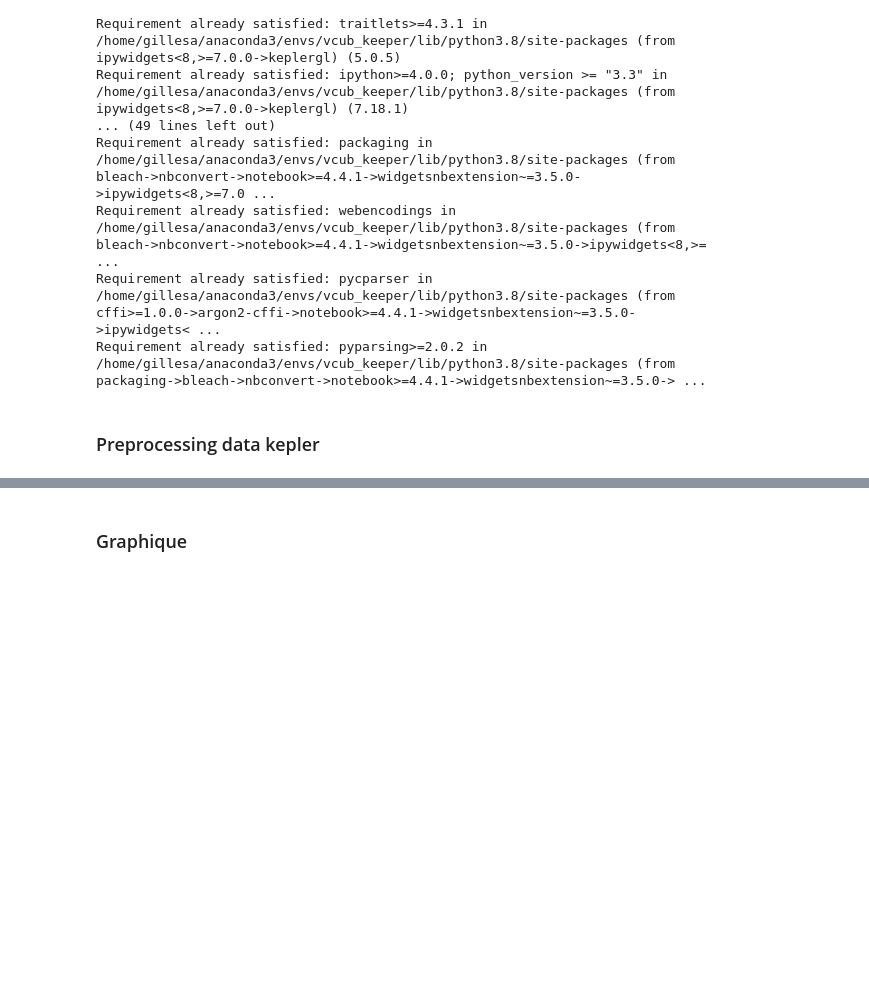
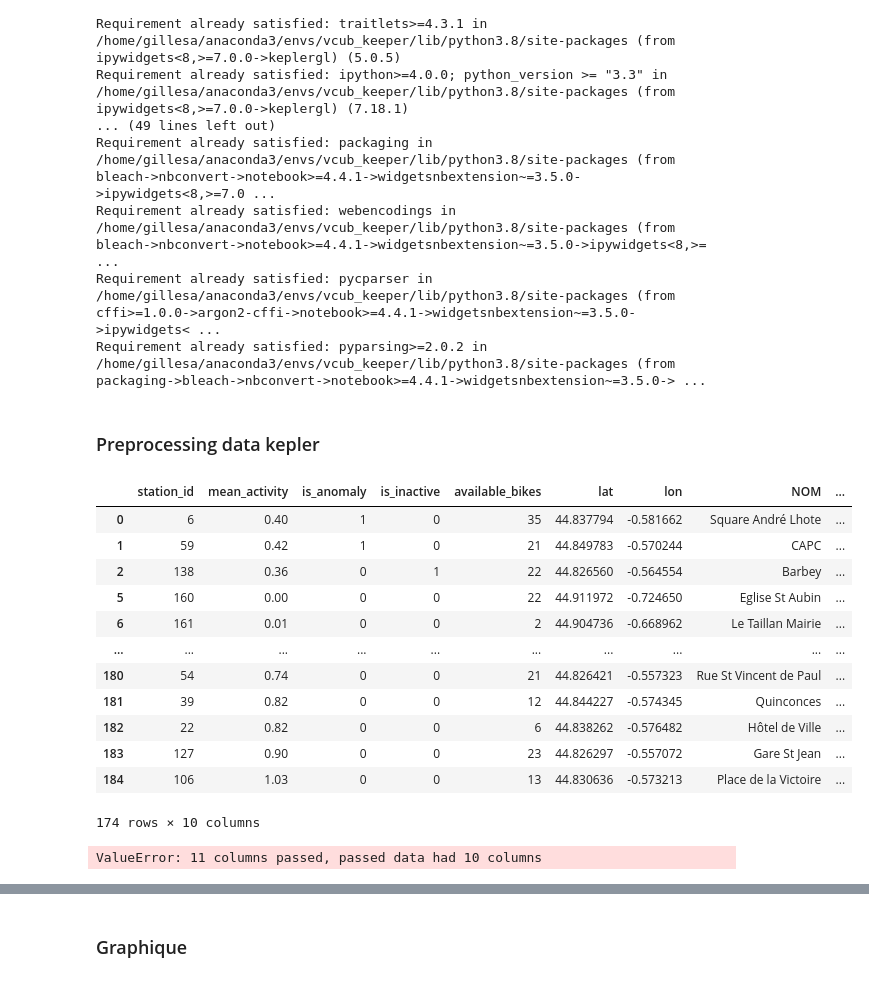
Before and after one commit to armgilles/vcub_keeper, a Jupyter notebook: notebooks/02_Features/07_visualisation_map_stations #49.ipynb, the cells around one changed output, grey strips where cells are left out. Cells and saved outputs as stored; diff of their text form; code cells hidden in the pictures; blank space fills up the shorter version.

```diff
--- a/notebooks/02_Features/07_visualisation_map_stations #49.ipynb
+++ b/notebooks/02_Features/07_visualisation_map_stations #49.ipynb
@@ -477,3 +471,37 @@ from keplergl import KeplerGl
 ### Preprocessing data kepler
 # %%
 station_control_kepler = station_control.drop(['last_date_anomaly', 'anomaly_since'], axis=1)
+# %%
+station_control_kepler
+# %% [output]
+|  | station_id | mean_activity | is_anomaly | is_inactive | available_bikes | lat | lon | NOM | ... |
+| 0 | 6 | 0.40 | 1 | 0 | 35 | 44.837794 | -0.581662 | Square André Lhote | ... |
+| 1 | 59 | 0.42 | 1 | 0 | 21 | 44.849783 | -0.570244 | CAPC | ... |
+| 2 | 138 | 0.36 | 0 | 1 | 22 | 44.826560 | -0.564554 | Barbey | ... |
+| 5 | 160 | 0.00 | 0 | 0 | 22 | 44.911972 | -0.724650 | Eglise St Aubin | ... |
+| 6 | 161 | 0.01 | 0 | 0 | 2 | 44.904736 | -0.668962 | Le Taillan Mairie | ... |
+| ... | ... | ... | ... | ... | ... | ... | ... | ... | ... |
+| 180 | 54 | 0.74 | 0 | 0 | 21 | 44.826421 | -0.557323 | Rue St Vincent de Paul | ... |
+| 181 | 39 | 0.82 | 0 | 0 | 12 | 44.844227 | -0.574345 | Quinconces | ... |
+| 182 | 22 | 0.82 | 0 | 0 | 6 | 44.838262 | -0.576482 | Hôtel de Ville | ... |
+| 183 | 127 | 0.90 | 0 | 0 | 23 | 44.826297 | -0.557072 | Gare St Jean | ... |
+| 184 | 106 | 1.03 | 0 | 0 | 13 | 44.830636 | -0.573213 | Place de la Victoire | ... |
+174 rows × 10 columns
+# %%
+# Add fake stations to have every type of etat (anomaly / normal / inactive
+# & non surveillée) to match with fill color in plot
+
+fake_station_every_etat = \
+    [[990, 0.4, 1, 0, 35, 60.9616624, -39.1527227, 'Station fake anomaly',
+            'anomaly', '2021-04-07 09:00'],
+     [991, 0.42, 1, 0, 21, 60.9616624, -39.1527227, 'Station fake normal',
+      'normal', '-'],
+     [992, 0.36, 0, 1, 22, 60.9616624, -39.1527227, 'Station fake inactive',
+        'inactive', '-'],
+     [993, 0.0, 0, 0, 22, 60.9616624, -39.1527227, 'Station non surveillée',
+        'non surveillée', '-']]
+
+fake_station_every_etat_df = pd.DataFrame(fake_station_every_etat, columns=station_control_kepler.columns)
+station_control_kepler = pd.concat([station_control_kepler, fake_station_every_etat_df])
+# %% [output]
+ValueError: 11 columns passed, passed data had 10 columns
```
Also changed, not shown: parts of 23 cells of this notebook, 1 other file.
